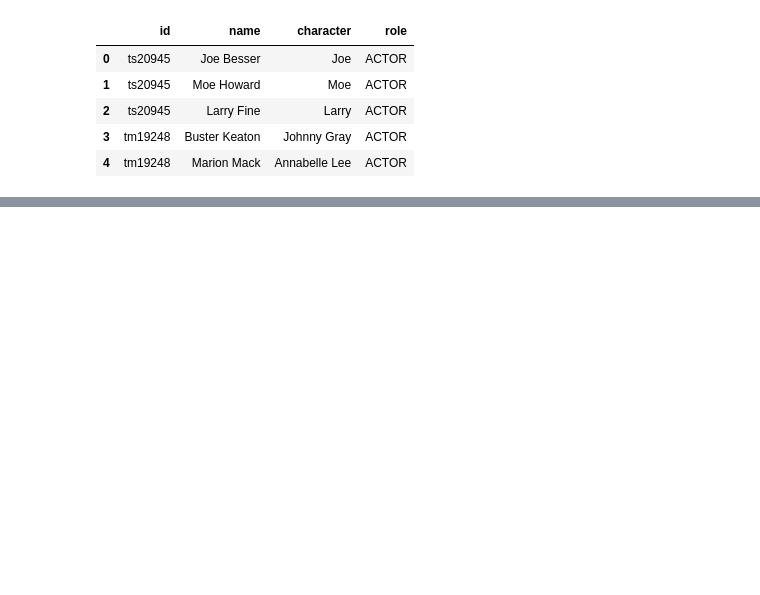
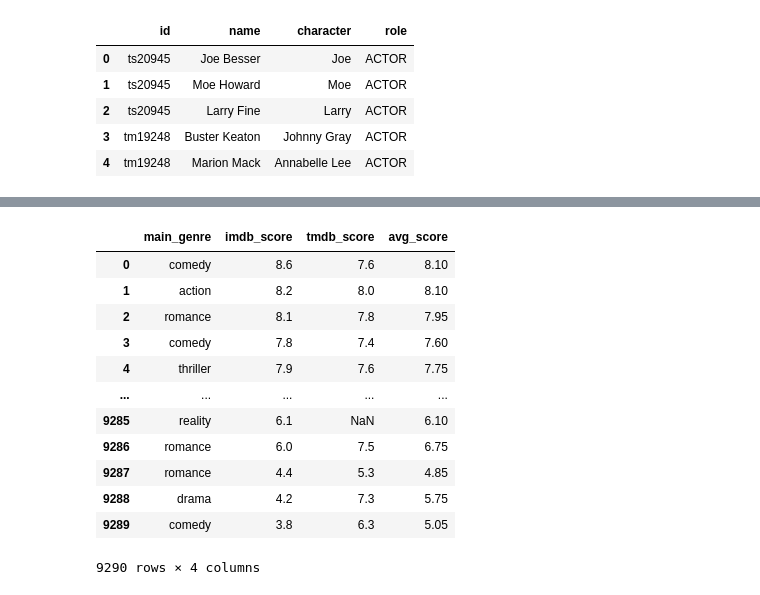
Before and after one commit to quytrungg/Group1_Final_Project_CSC17104, a Jupyter notebook: phase_3_data_analysis/data_analysis.ipynb, the cells around one changed output, grey strips where cells are left out. Cells and saved outputs as stored; diff of their text form; code cells hidden in the pictures; blank space fills up the shorter version.

```diff
--- a/phase_3_data_analysis/data_analysis.ipynb
+++ b/phase_3_data_analysis/data_analysis.ipynb
@@ -57,0 +71,17 @@ df_data
+# %%
+genre_score['avg_score'] = genre_score.loc[:, ['imdb_score', 'tmdb_score']].mean(axis=1)
+genre_score
+# %% [output]
+|  | main_genre | imdb_score | tmdb_score | avg_score |
+| 0 | comedy | 8.6 | 7.6 | 8.10 |
+| 1 | action | 8.2 | 8.0 | 8.10 |
+| 2 | romance | 8.1 | 7.8 | 7.95 |
+| 3 | comedy | 7.8 | 7.4 | 7.60 |
+| 4 | thriller | 7.9 | 7.6 | 7.75 |
+| ... | ... | ... | ... | ... |
+| 9285 | reality | 6.1 | NaN | 6.10 |
+| 9286 | romance | 6.0 | 7.5 | 6.75 |
+| 9287 | romance | 4.4 | 5.3 | 4.85 |
+| 9288 | drama | 4.2 | 7.3 | 5.75 |
+| 9289 | comedy | 3.8 | 6.3 | 5.05 |
+9290 rows × 4 columns
```
Also changed, not shown: parts of 7 cells of this notebook, 3 other files.
